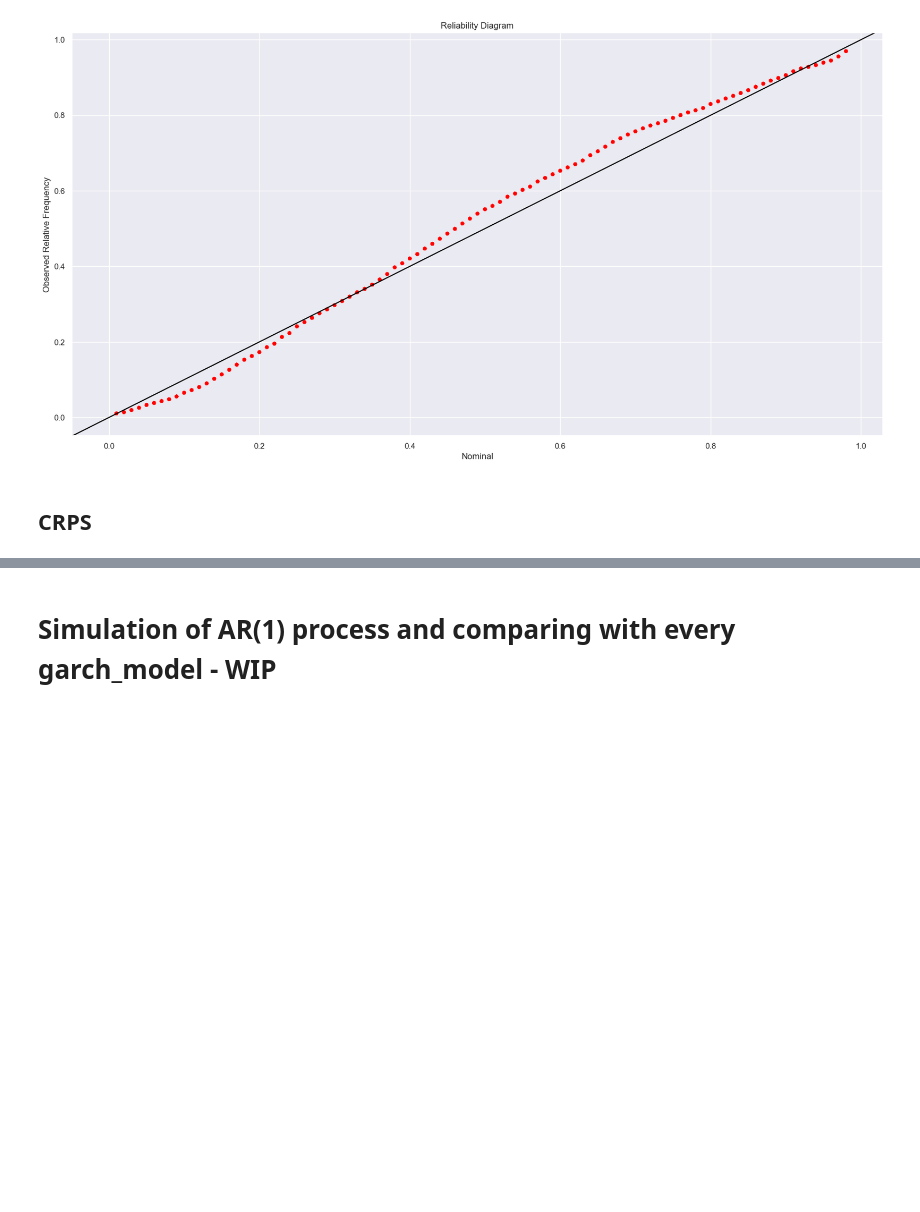
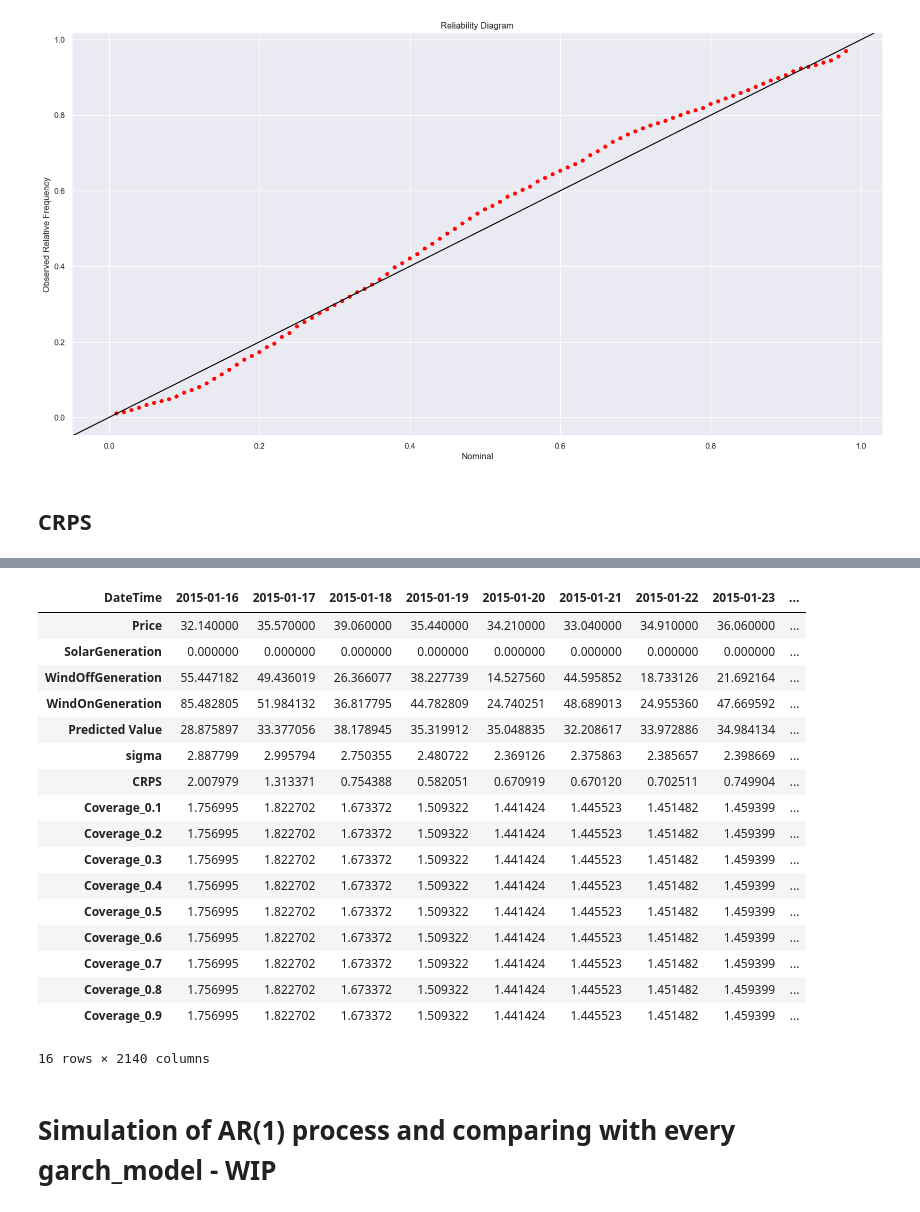
Before and after one commit to KlimisStilp/Price_Timeseries_UK_VScode, a Jupyter notebook: Price Timeseries UK/Totalload_SolarWind_Price_Timeseries.ipynb, the cells around one changed output, grey strips where cells are left out. Drawn from its saved outputs; the diff is of its cells as text; code cells hidden in the pictures; blank space fills up the shorter version.

```diff
--- a/Price Timeseries UK/Totalload_SolarWind_Price_Timeseries.ipynb
+++ b/Price Timeseries UK/Totalload_SolarWind_Price_Timeseries.ipynb
@@ -566,2 +660,23 @@ ImportError: cannot import name 'crps_norm' from 'ProbEval' (c:\Users\2836589S\O
+# %%
+df_results[0].transpose()
+# %% [output]
+| DateTime | 2015-01-16 | 2015-01-17 | 2015-01-18 | 2015-01-19 | 2015-01-20 | 2015-01-21 | 2015-01-22 | 2015-01-23 | ... |
+| Price | 32.140000 | 35.570000 | 39.060000 | 35.440000 | 34.210000 | 33.040000 | 34.910000 | 36.060000 | ... |
+| SolarGeneration | 0.000000 | 0.000000 | 0.000000 | 0.000000 | 0.000000 | 0.000000 | 0.000000 | 0.000000 | ... |
+| WindOffGeneration | 55.447182 | 49.436019 | 26.366077 | 38.227739 | 14.527560 | 44.595852 | 18.733126 | 21.692164 | ... |
+| WindOnGeneration | 85.482805 | 51.984132 | 36.817795 | 44.782809 | 24.740251 | 48.689013 | 24.955360 | 47.669592 | ... |
+| Predicted Value | 28.875897 | 33.377056 | 38.178945 | 35.319912 | 35.048835 | 32.208617 | 33.972886 | 34.984134 | ... |
+| sigma | 2.887799 | 2.995794 | 2.750355 | 2.480722 | 2.369126 | 2.375863 | 2.385657 | 2.398669 | ... |
+| CRPS | 2.007979 | 1.313371 | 0.754388 | 0.582051 | 0.670919 | 0.670120 | 0.702511 | 0.749904 | ... |
+| Coverage_0.1 | 1.756995 | 1.822702 | 1.673372 | 1.509322 | 1.441424 | 1.445523 | 1.451482 | 1.459399 | ... |
+| Coverage_0.2 | 1.756995 | 1.822702 | 1.673372 | 1.509322 | 1.441424 | 1.445523 | 1.451482 | 1.459399 | ... |
+| Coverage_0.3 | 1.756995 | 1.822702 | 1.673372 | 1.509322 | 1.441424 | 1.445523 | 1.451482 | 1.459399 | ... |
+| Coverage_0.4 | 1.756995 | 1.822702 | 1.673372 | 1.509322 | 1.441424 | 1.445523 | 1.451482 | 1.459399 | ... |
+| Coverage_0.5 | 1.756995 | 1.822702 | 1.673372 | 1.509322 | 1.441424 | 1.445523 | 1.451482 | 1.459399 | ... |
+| Coverage_0.6 | 1.756995 | 1.822702 | 1.673372 | 1.509322 | 1.441424 | 1.445523 | 1.451482 | 1.459399 | ... |
+| Coverage_0.7 | 1.756995 | 1.822702 | 1.673372 | 1.509322 | 1.441424 | 1.445523 | 1.451482 | 1.459399 | ... |
+| Coverage_0.8 | 1.756995 | 1.822702 | 1.673372 | 1.509322 | 1.441424 | 1.445523 | 1.451482 | 1.459399 | ... |
+| Coverage_0.9 | 1.756995 | 1.822702 | 1.673372 | 1.509322 | 1.441424 | 1.445523 | 1.451482 | 1.459399 | ... |
+16 rows × 2140 columns
 # %% [markdown]
 # Simulation of AR(1) process and comparing with every garch_model - WIP
```
Also changed, not shown: parts of 12 cells of this notebook.
